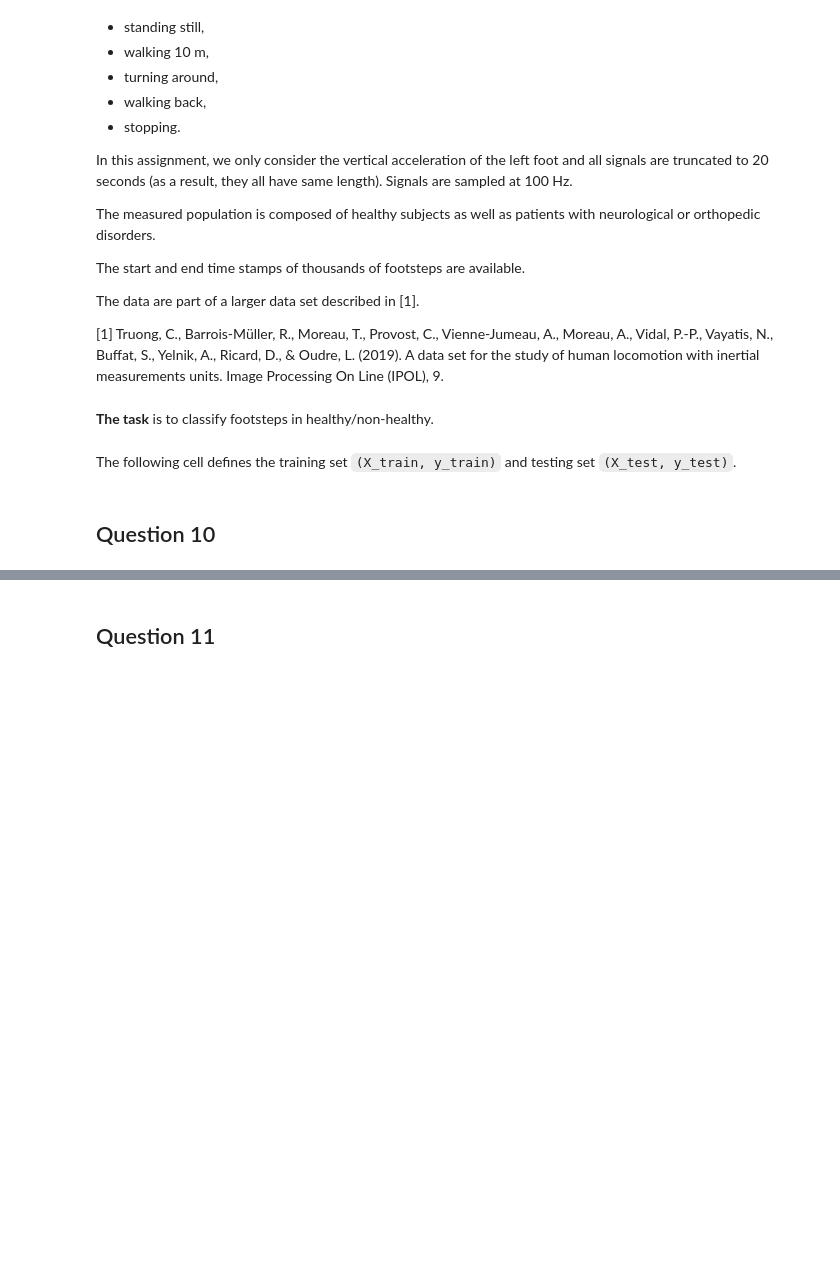
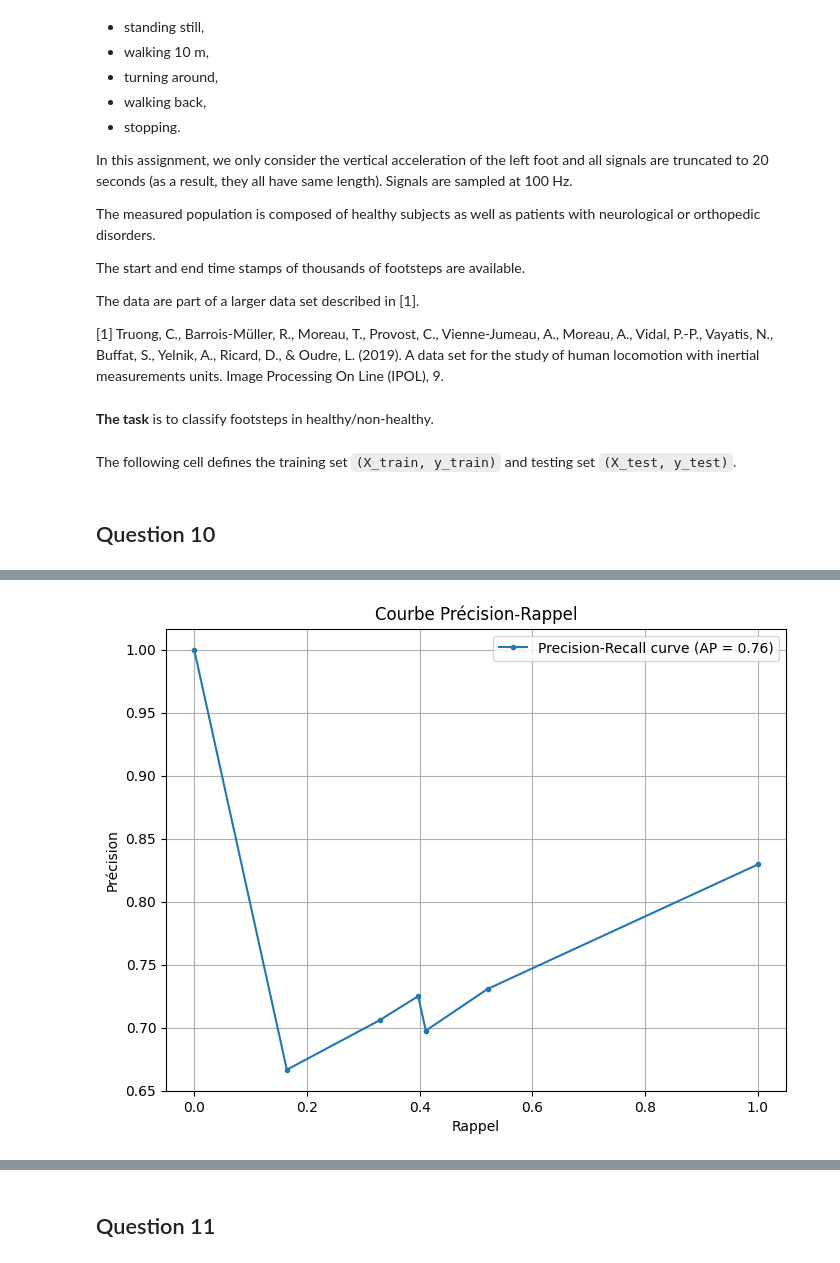
Before and after one commit to NailKhelifa/MVA_Times_Series_ML_Homeworks, a Jupyter notebook: Assignment 1/Assignment 1 - ML for TS (MVA).ipynb, the cells around one changed output, grey strips where cells are left out. Saved outputs shown, nothing was run; the diff lists cells and outputs as text; code cells hidden in the pictures; blank space fills up the shorter version.

```diff
--- a/Assignment 1/Assignment 1 - ML for TS (MVA).ipynb
+++ b/Assignment 1/Assignment 1 - ML for TS (MVA).ipynb
@@ -184,0 +359,14 @@ for code in np.take(code_list, subset_indexes_test):
+# %%
+precision, recall, thresholds = precision_recall_curve(y_test, y_scores)
+average_precision = average_precision_score(y_test, y_scores)
+
+plt.figure(figsize=(8, 6))
+plt.plot(recall, precision, marker='.', label='Precision-Recall curve (AP = {:.2f})'.format(average_precision))
+plt.xlabel('Rappel')
+plt.ylabel('Précision')
+plt.title('Courbe Précision-Rappel')
+plt.legend()
+plt.grid()
+plt.show()
+# %% [output]
+[figure, added]
```
Also changed, not shown: parts of 21 cells of this notebook, 1 other file.
